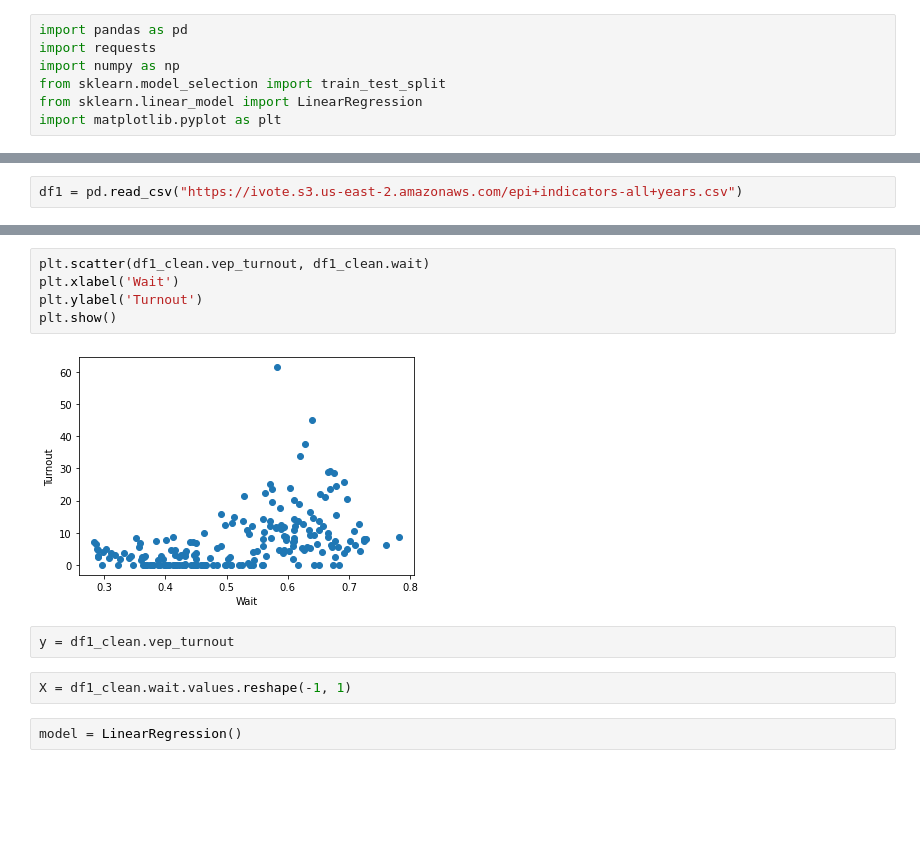
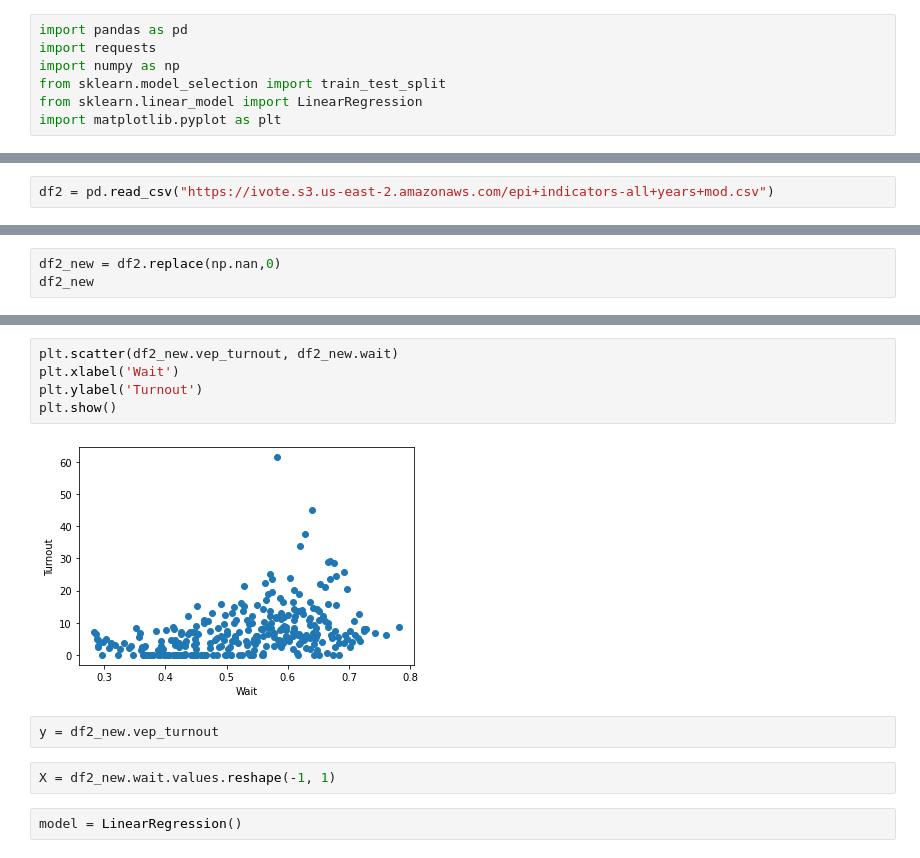
Before and after one commit to mmingoia/HTML_MN_Group_Project, a Jupyter notebook: election.ipynb, the cells around one changed output, grey strips where cells are left out. Cells and saved outputs as stored; diff of their text form; blank space fills up the shorter version.

```diff
--- a/election.ipynb
+++ b/election.ipynb
@@ -27,2 +26,2 @@ df
 # %%
-df1 = pd.read_csv("https://ivote.s3.us-east-2.amazonaws.com/epi+indicators-all+years.csv")
+df2 = pd.read_csv("https://ivote.s3.us-east-2.amazonaws.com/epi+indicators-all+years+mod.csv")
@@ -120,0 +65,3 @@ df1_clean
+# %%
+df2_new = df2.replace(np.nan,0)
+df2_new
@@ -121,14 +82,14 @@ df1_clean
 # %%
-plt.scatter(df1_clean.vep_turnout, df1_clean.wait)
+plt.scatter(df2_new.vep_turnout, df2_new.wait)
 plt.xlabel('Wait')
 plt.ylabel('Turnout')
 plt.show()
 # %% [output]
-[figure, old version]
+[figure, new version]
 # %%
-y = df1_clean.vep_turnout
+y = df2_new.vep_turnout
 # %%
-X = df1_clean.wait.values.reshape(-1, 1)
+X = df2_new.wait.values.reshape(-1, 1)
 # %%
 model = LinearRegression()
 # %%
```
Also changed, not shown: parts of 15 cells of this notebook, 1 other file.
